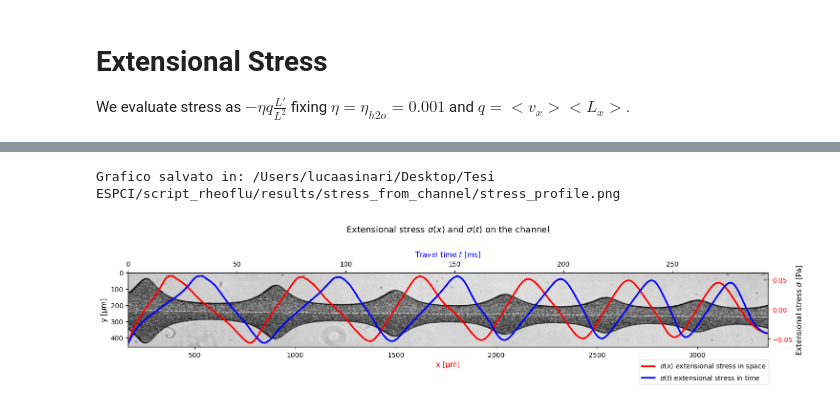
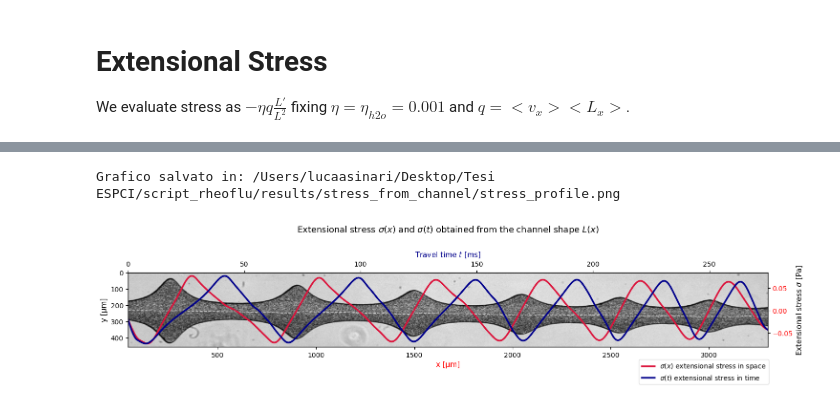
Before and after one commit to AsiLuca/Rheoflu_scripts, a Jupyter notebook: Stress_from_channel.ipynb, the cells around one changed output, grey strips where cells are left out. Drawn from its saved outputs; the diff is of its cells as text; code cells hidden in the pictures.

```diff
--- a/Stress_from_channel.ipynb
+++ b/Stress_from_channel.ipynb
@@ -13,7 +19,7 @@ from scipy.signal import savgol_filter
 # %%
 #CHANNEL = Path("F:\\Luca_Data\\20260925_test_microscope_and_camera\\fluoromax_0.25_1000fps_1uls\\fluoromax_0.25_1000fps_1uls000001.tif")
-#CHANNEL = Path("/Volumes/Elements/Rheoflu/Luca/20260925_test_microscope_and_camera/fluoromax_0.25_1000fps_1uls/fluoromax_0.25_1000fps_1uls000001.tif")
-CHANNEL = Path("/Users/lucaasinari/Desktop/piv/1ul_s/fluoromax_0.25_1000fps_1uls000001.tif")
+CHANNEL = Path("/Volumes/Elements/Rheoflu/Luca/20260925_test_microscope_and_camera/fluoromax_0.25_1000fps_1uls/fluoromax_0.25_1000fps_1uls000001.tif")
+#CHANNEL = Path("/Users/lucaasinari/Desktop/piv/1ul_s/fluoromax_0.25_1000fps_1uls000001.tif")
 OUTPUT_DIR = Path("results/stress_from_channel")
 OUTPUT_DIR.mkdir(parents=True, exist_ok=True)
 PATTERN = "*.tif"
@@ -206,8 +231,6 @@ plt.show()
 
 We evaluate stress as $-\eta q \frac{L'}{L^2}$ fixing $\eta=\eta_{h2o}= 0.001$ and $q=<v_x><L_x>$.
 # %%
-
-
 # 1. Calcolo della derivata numerica dL/dx in unità SI
 eta = 0.001  # Pa.s
 flux_uL_s = 0.1
@@ -217,16 +240,17 @@ channel_depth_mm = channel_depth_um * 1e-3
 q_mm2_s = flux_mm3_s / channel_depth_mm
 q_m2_s = q_mm2_s * 1e-6
 L_m = L_vals * pixel_size_um * 1e-6
+L_m = savgol_filter(L_m, window_length=31, polyorder=3)
 x_m = x_vals * pixel_size_um * 1e-6
 dL_dx = np.gradient(L_m, x_m)
-dL_dx_smooth = savgol_filter(dL_dx, window_length=31, polyorder=3)
+dL_dx_smooth = savgol_filter(dL_dx, window_length=15, polyorder=3)
 stress = -eta * q_m2_s * dL_dx_smooth / (L_m**2)
 
 # 2. Grafico della derivata
 fig, ax = plt.subplots(figsize=(14, 5))
 
-# Curva della derivata
-ax.plot(x_vals*pixel_size_um, stress, color="red", lw=2.2)
+# Curva dello stress
+ax.plot(x_vals*pixel_size_um, stress, color="crimson", lw=2.2)
 ax.axhline(0,color="gray",linestyle="--",alpha=0.8,lw=1.2)
 
 # Formattazione assi e titolo
@@ -380,7 +505,7 @@ ax1.set_ylim([(cropped.shape[0] - 0.5) * pixel_size_um, -0.5 * pixel_size_um])
 # ── ax2: σ(x) in rosso — asse stress destro, asse spaziale inferiore ─────────
 ax2 = ax1.twinx()
 ax2.patch.set_visible(False)
-line_x, = ax2.plot(x_um, stress, color="red", lw=2.5,
+line_x, = ax2.plot(x_um, stress, color="crimson", lw=2.5,
                    label=r"$\sigma(x)$ extensional stress in space")
 ax2.axhline(0, color="gray", linestyle=":", lw=1.2, alpha=0.8)
 ax2.set_ylabel(r"Extensional stress $\sigma$ [Pa]", color="black", fontsize=11)
@@ -389,45 +514,45 @@ ax2.tick_params(axis="y", labelcolor="red")
 # ── ax_top: asse temporale superiore (ms) ────────────────────────────────────
 ax_top = ax1.twiny()
 ax_top.set_xlim([t_ms[0], t_ms[-1]])   # x in ms reali
-ax_top.set_xlabel("Travel time $t$ [ms]", color="blue", fontsize=11, labelpad=6)
+ax_top.set_xlabel("Travel time $t$ [ms]", color="darkblue", fontsize=11, labelpad=6)
 
 # ── ax_stress_t: σ(t) in blu — condivide asse stress con ax2 ─────────────────
 ax_stress_t = ax_top.twinx()           # top-x (ms) + nuovo asse y destra
-line_t, = ax_stress_t.plot(t_ms, stress, color="blue", lw=2.5,
+line_t, = ax_stress_t.plot(t_ms, stress, color="darkblue", lw=2.5,
                             linestyle="-",
                             label=r"$\sigma(t)$ extensional stress in time")
 ax_stress_t.set_yticks([])             # nasconde l'asse y duplicato
 
 # Sincronizza i limiti dello stress tra ax2 e ax_stress_t
 ymin = min(ax2.get_ylim()[0], ax_stress_t.get_ylim()[0])
 ymax = max(ax2.get_ylim()[1], ax_stress_t.get_ylim()[1])
 ax2.set_ylim(ymin, ymax)
 ax_stress_t.set_ylim(ymin, ymax)
 
 # ── Legenda e titolo ──────────────────────────────────────────────────────────
 ax2.legend(
     [line_x, line_t],
     [line_x.get_label(), line_t.get_label()],
     loc="upper center",
     bbox_to_anchor=(0.9, -0.12),  # Regola -0.22 se vuoi avvicinarla o allontanarla dall'asse x
     ncol=1,                       # Dispone le voci su una singola riga orizzontale
     fontsize=10,
     framealpha=0.7,
 )
-ax1.set_title(r"Extensional stress $\sigma(x)$ and $\sigma(t)$ on the channel",
+ax1.set_title(r"Extensional stress $\sigma(x)$ and $\sigma(t)$ obtained from the channel shape $L(x)$",
               fontsize=13, pad=28)
 
 plt.tight_layout()
 
 # Salva prima di plt.show() per sicurezza (bbox_inches="tight" evita che la legenda venga tagliata)
 save_path = Path(OUTPUT_DIR / "stress_profile.png").resolve()
 fig.savefig(save_path, dpi=300, bbox_inches="tight")
 print(f"Grafico salvato in: {save_path}")
 
 plt.show()
 # %% [output]
 Grafico salvato in: /Users/lucaasinari/Desktop/Tesi ESPCI/script_rheoflu/results/stress_from_channel/stress_profile.png
-[figure, old version]
+[figure, new version]
 # %%
 fig, ax = plt.subplots(figsize=(8, 4))
 ax.plot(x_mm * 1e3, v_x_mm_s * 1e3, lw=2)
```
Also changed, not shown: parts of 13 cells of this notebook, 2 other files.
